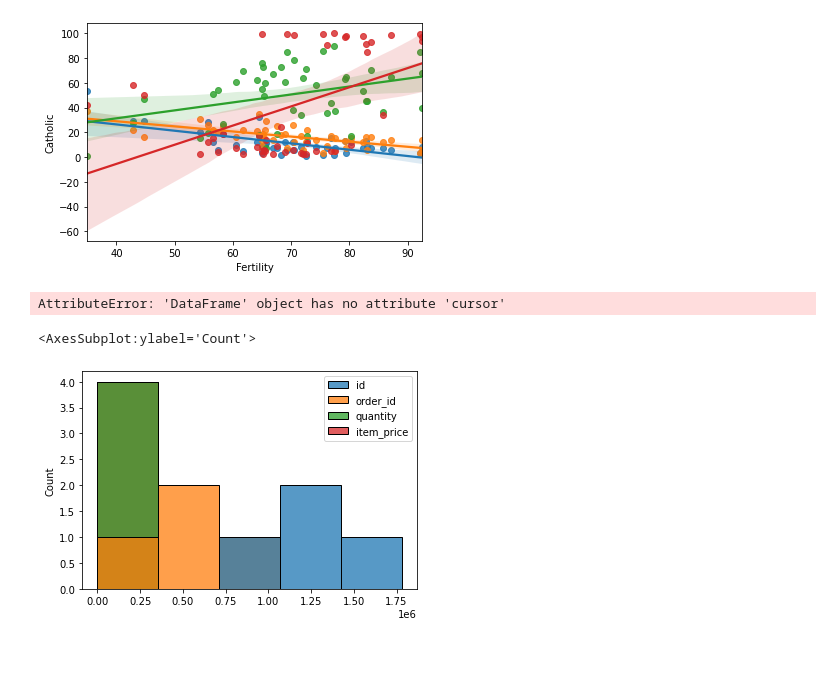
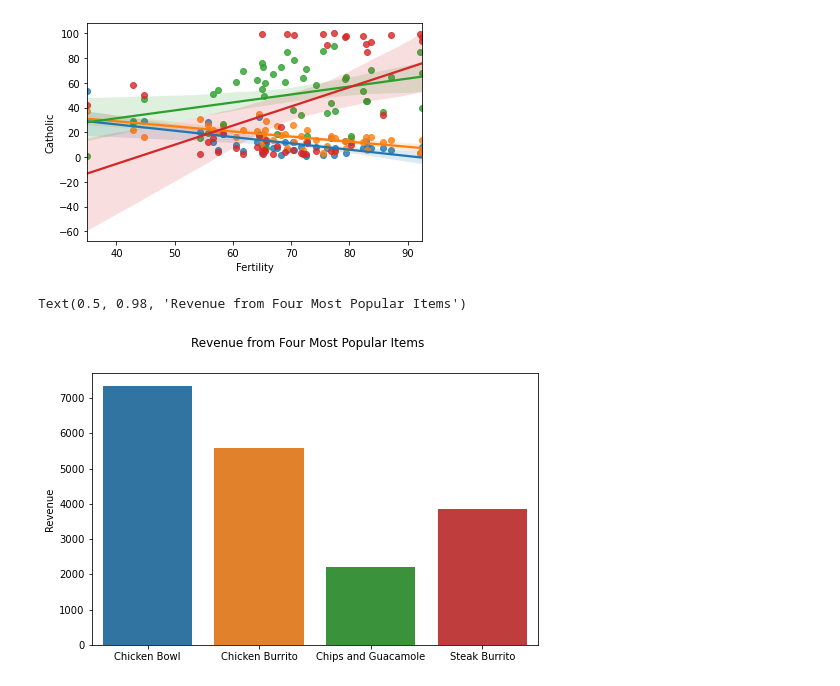
Before and after one commit to malachi-hale/numpy-pandas-visualization-exercise, a Jupyter notebook: seaborn_exercises.ipynb, the cells around one changed output. Saved outputs shown, nothing was run; the diff lists cells and outputs as text; code cells hidden in the pictures; blank space fills up the shorter version.

```diff
--- a/seaborn_exercises.ipynb
+++ b/seaborn_exercises.ipynb
@@ -133,10 +133,14 @@ chipotle["item_price"] = chipotle["item_price"].str.lstrip("$")
 chipotle = chipotle.astype({"item_price":"float64"})
 top_four = chipotle.groupby("item_name").sum().sort_values(by=["quantity"], ascending = False).head(4)
 top_four = top_four.reset_index()
+revenue= top_four.drop(columns=['id', 'order_id', 'quantity'])
-# %% [output]
-AttributeError: 'DataFrame' object has no attribute 'cursor'
 # %%
-sns.histplot(top_four)
+plt.figure(figsize = (8, 5))
+sns.barplot(x="item_name", y="item_price", data=revenue)
+
+plt.xlabel("")
+plt.ylabel("Revenue")
+plt.suptitle("Revenue from Four Most Popular Items")
 # %% [output]
-<AxesSubplot:ylabel='Count'>
+Text(0.5, 0.98, 'Revenue from Four Most Popular Items')
-[figure, old version]
+[figure, new version]
```
Also changed, not shown: parts of 3 cells of this notebook.
